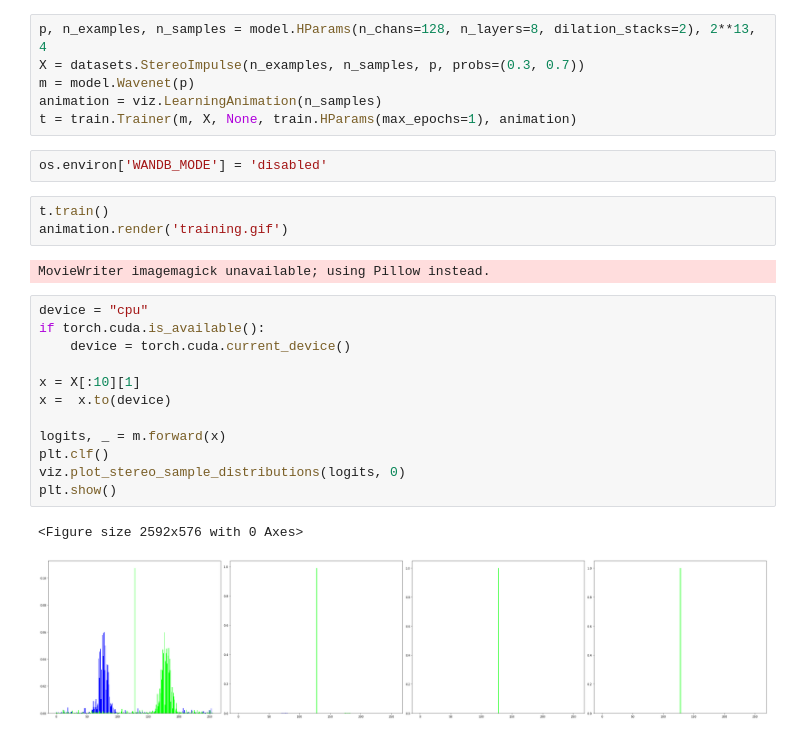
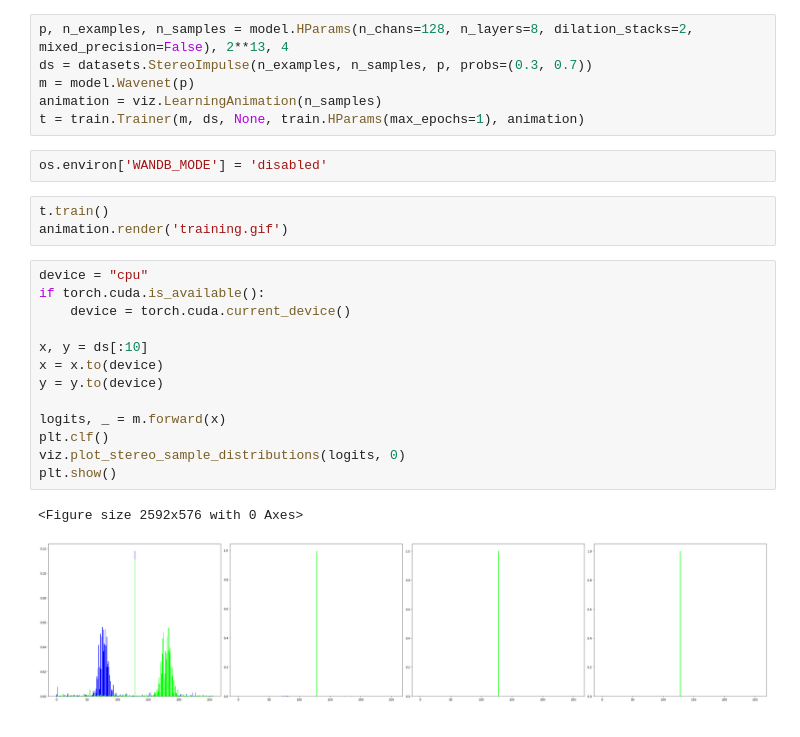
Before and after one commit to feldberlin/wavenet, a Jupyter notebook: nbs/train.impulse.ipynb, the cells around one changed output. Cells and saved outputs as stored; diff of their text form.

```diff
--- a/nbs/train.impulse.ipynb
+++ b/nbs/train.impulse.ipynb
@@ -23,30 +23,29 @@ from wavenet import model, train, datasets, sample, audio, utils, viz
 
 Train the impulse dataset to see if things looks sane locally before running remotely.
 # %%
-p, n_examples, n_samples = model.HParams(n_chans=128, n_layers=8, dilation_stacks=2), 2**13, 4
-X = datasets.StereoImpulse(n_examples, n_samples, p, probs=(0.3, 0.7))
+p, n_examples, n_samples = model.HParams(n_chans=128, n_layers=8, dilation_stacks=2, mixed_precision=False), 2**13, 4
+ds = datasets.StereoImpulse(n_examples, n_samples, p, probs=(0.3, 0.7))
 m = model.Wavenet(p)
 animation = viz.LearningAnimation(n_samples)
-t = train.Trainer(m, X, None, train.HParams(max_epochs=1), animation)
+t = train.Trainer(m, ds, None, train.HParams(max_epochs=1), animation)
 # %%
 os.environ['WANDB_MODE'] = 'disabled'
 # %%
 t.train()
 animation.render('training.gif')
-# %% [output]
-MovieWriter imagemagick unavailable; using Pillow instead.
 # %%
 device = "cpu"
 if torch.cuda.is_available():
     device = torch.cuda.current_device()
 
-x = X[:10][1]
-x =  x.to(device)
+x, y = ds[:10]
+x = x.to(device)
+y = y.to(device)
 
 logits, _ = m.forward(x)
 plt.clf()
 viz.plot_stereo_sample_distributions(logits, 0)
 plt.show()
 # %% [output]
 <Figure size 2592x576 with 0 Axes>
-[figure, old version]
+[figure, new version]
```
Also changed, not shown: parts of 1 cell of this notebook, 2 other files.
